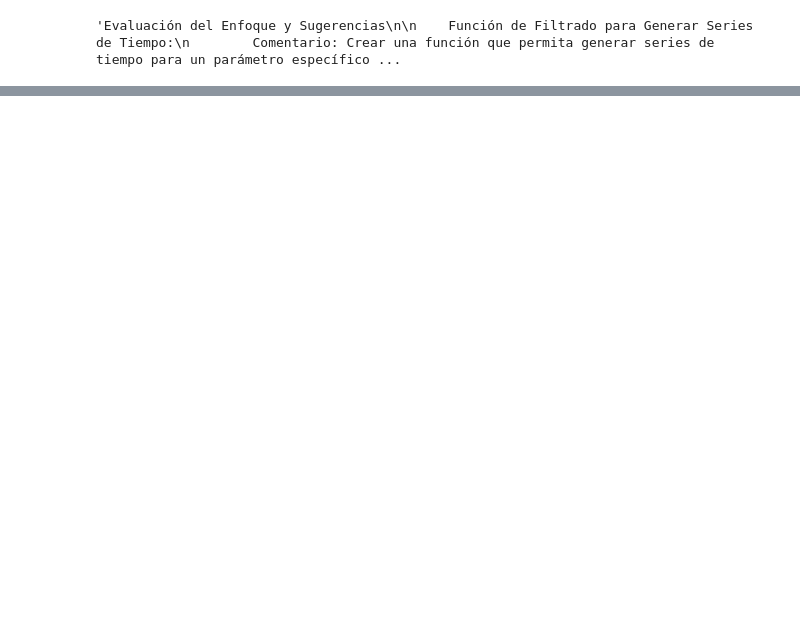
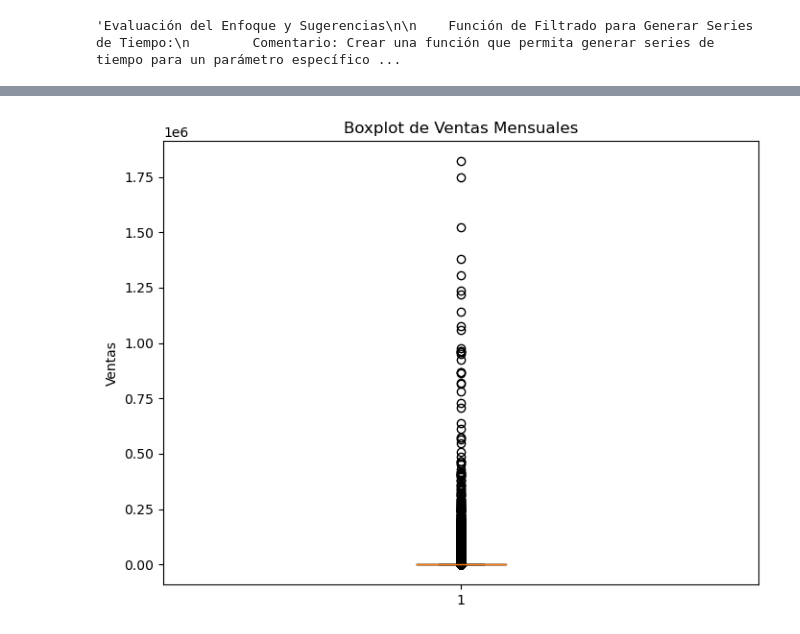
Before and after one commit to snmSebastian/SBD-Forescast, a Jupyter notebook: Forecast.ipynb, the cells around one changed output, grey strips where cells are left out. Cells and saved outputs as stored; diff of their text form; code cells hidden in the pictures; blank space fills up the shorter version.

```diff
--- a/Forecast.ipynb
+++ b/Forecast.ipynb
@@ -260,0 +325,9 @@ KeyError: 'Total Sales'
+# %%
+# Crear el boxplot
+plt.figure(figsize=(8, 6))
+plt.boxplot(serie)
+plt.title('Boxplot de Ventas Mensuales')
+plt.ylabel('Ventas')
+plt.show()
+# %% [output]
+[figure, added]
```
Also changed, not shown: parts of 14 cells of this notebook.
